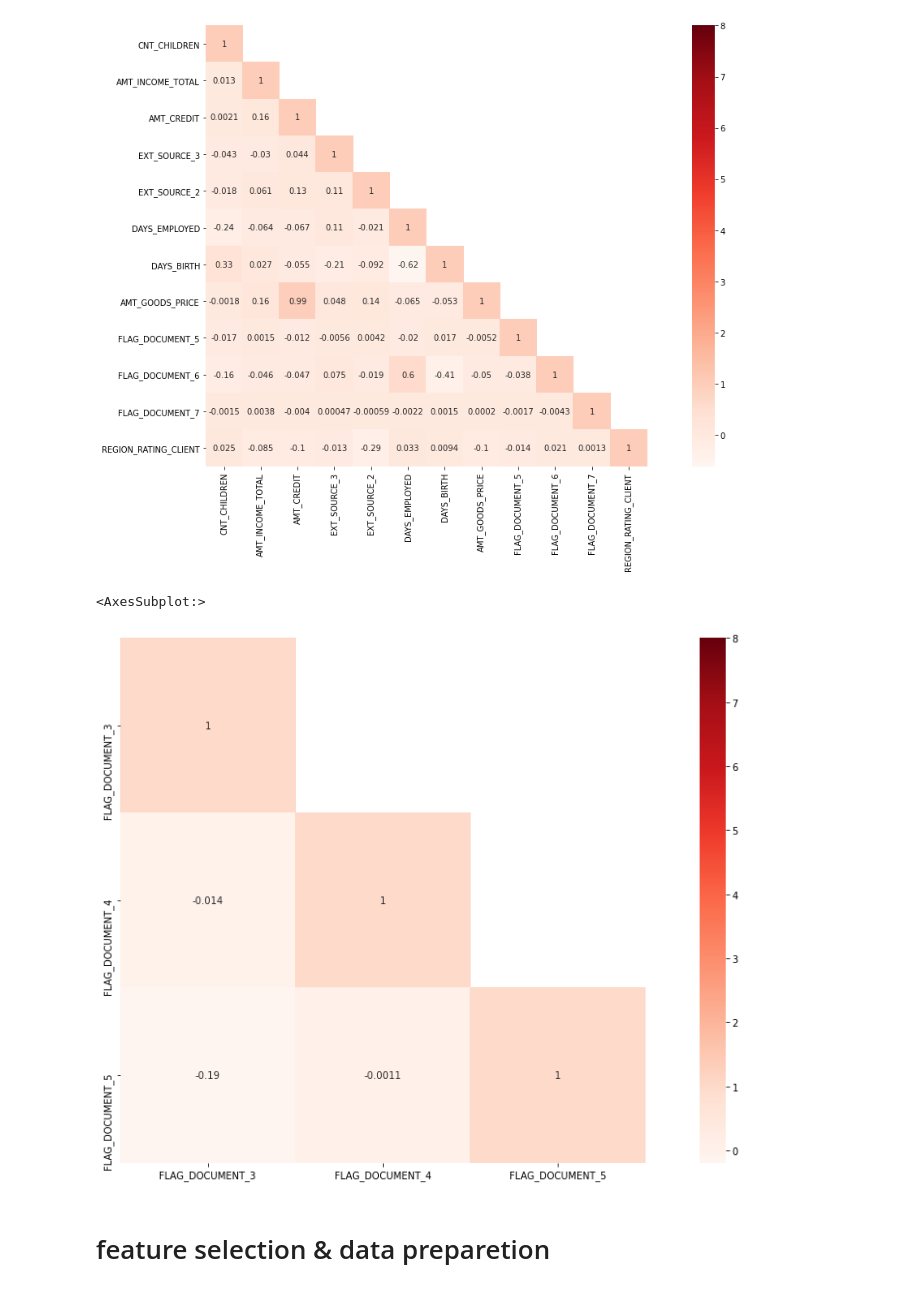
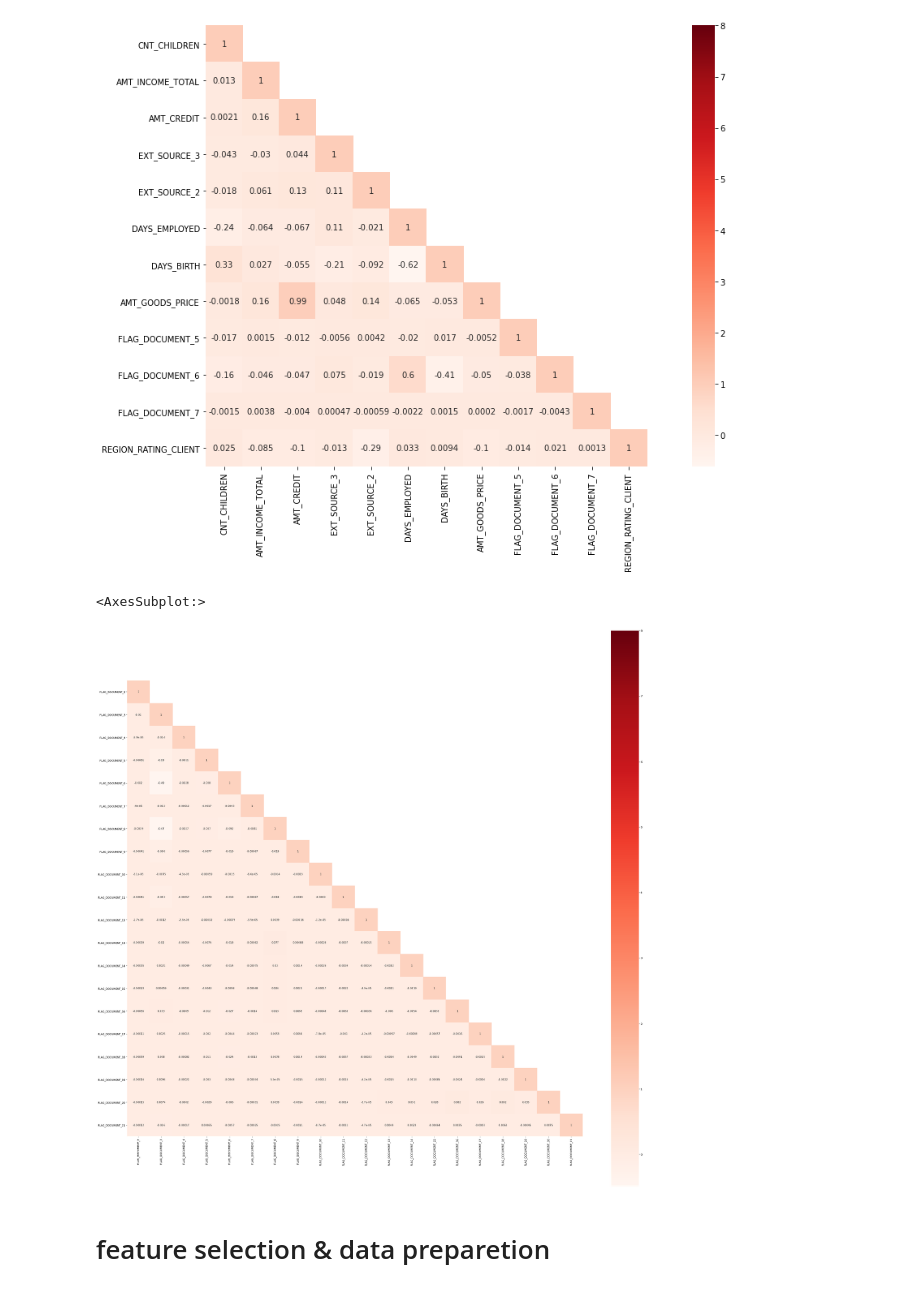
Before and after one commit to WozzyaQ/machine-learning-and-other-stuff, a Jupyter notebook: home-credit-default-risk/logistic-regression-final-check-me.ipynb, the cells around one changed output. Drawn from its saved outputs; the diff is of its cells as text; code cells hidden in the pictures.

```diff
--- a/home-credit-default-risk/logistic-regression-final-check-me.ipynb
+++ b/home-credit-default-risk/logistic-regression-final-check-me.ipynb
@@ -269,19 +284,19 @@ sns.heatmap(corrMatt, cmap="Reds", mask=mask, vmax=8, square=True, annot=True)
 # %%
 additional_categorical_features_flag_doc = list()
 for i in range(2,22):
     additional_categorical_features_flag_doc.append(f"FLAG_DOCUMENT_{i}")
 
-corrMatt = data_train[additional_categorical_features].corr()
+corrMatt = data_train[additional_categorical_features_flag_doc].corr()
 mask = np.array(corrMatt)
 mask[np.tril_indices_from(mask)] = False
 fig, ax = plt.subplots()
-fig.set_size_inches(20,10)
+fig.set_size_inches(40,40)
 sns.heatmap(corrMatt, cmap="Reds", mask=mask, vmax=8, square=True, annot=True)
 
 #also add flag_doc3,4,5
 # %% [output]
 <AxesSubplot:>
-[figure, old version]
+[figure, new version]
 # %% [markdown]
 # feature selection & data preparetion
 # %%
```
Also changed, not shown: parts of 9 cells of this notebook.
